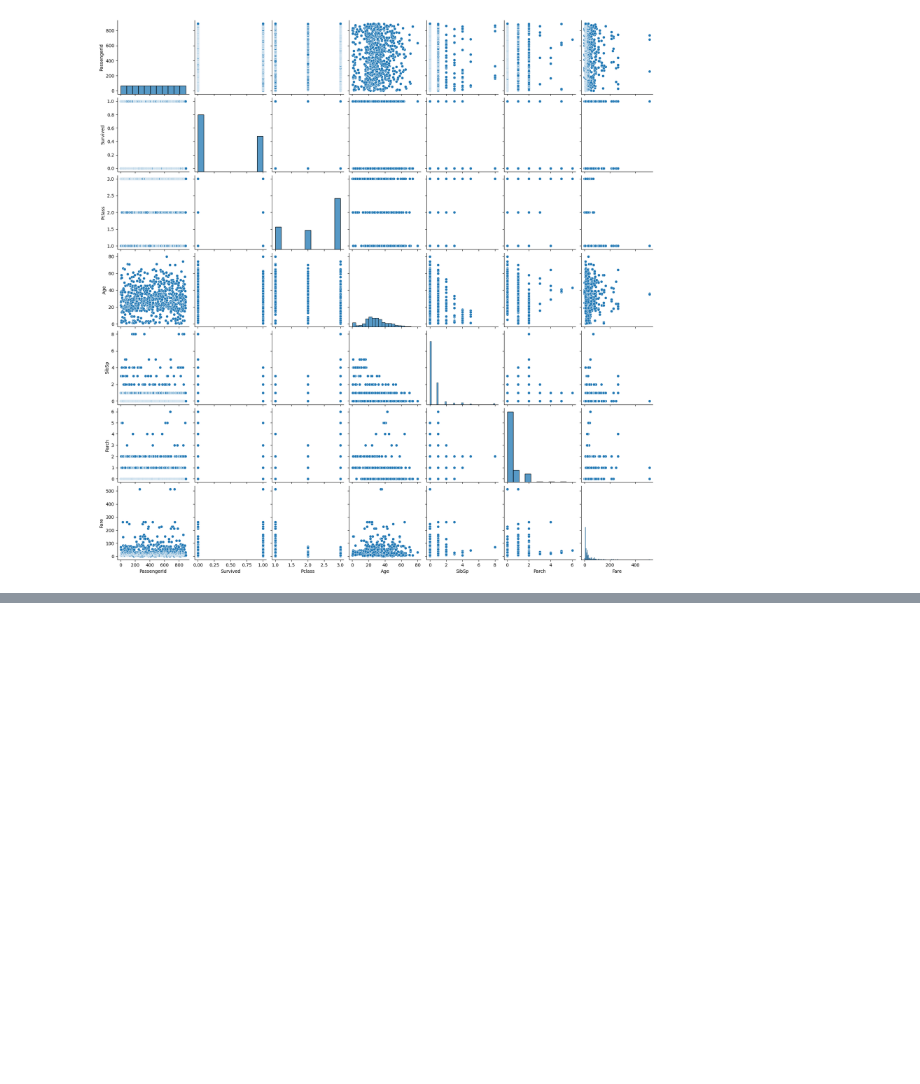
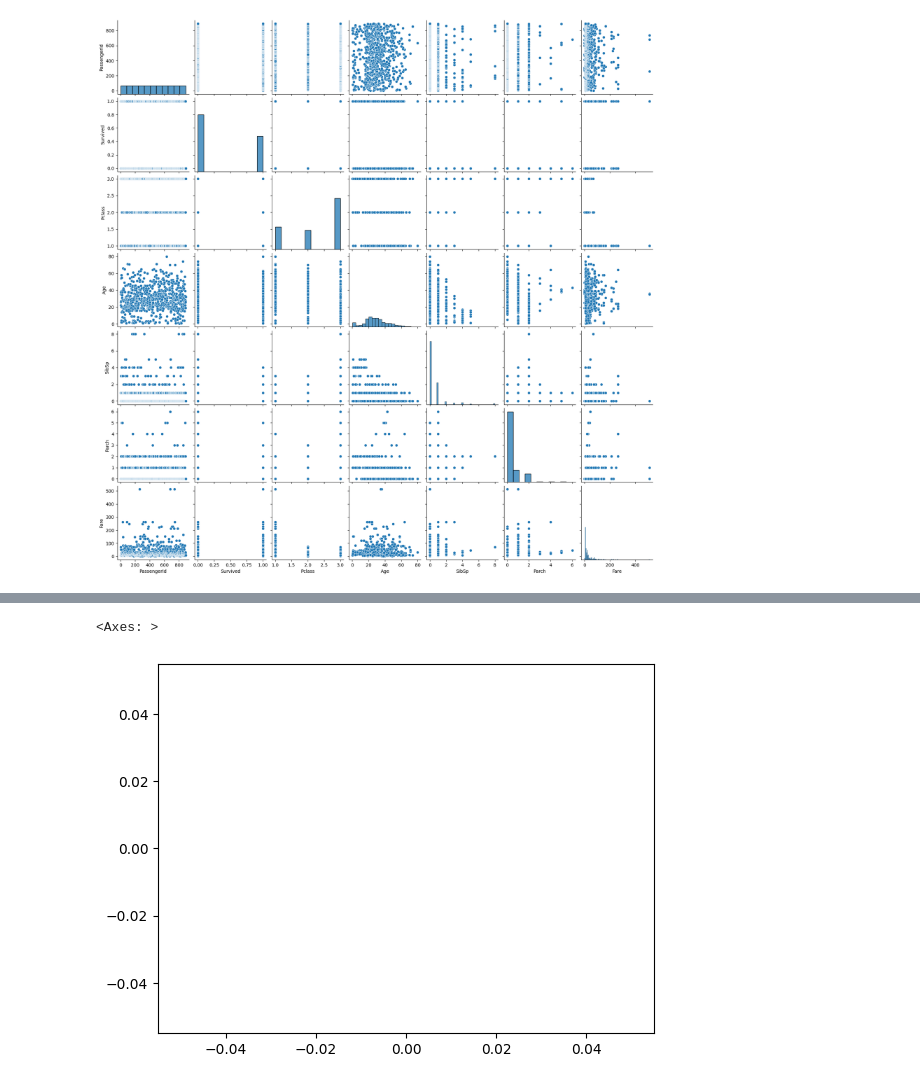
Before and after one commit to RoshanKrO7/6sem, a Jupyter notebook: DAV_Lab7.ipynb, the cells around one changed output, grey strips where cells are left out. Saved outputs shown, nothing was run; the diff lists cells and outputs as text; code cells hidden in the pictures; blank space fills up the shorter version.

```diff
--- a/DAV_Lab7.ipynb
+++ b/DAV_Lab7.ipynb
@@ -212,0 +238,5 @@ sns.pairplot(df)
+# %%
+sns.histplot(df2[df2['India GDP - Historical Data']==1]['India GDP - Historical Data.1'])
+# %% [output]
+<Axes: >
+[figure, added]
```
Also changed, not shown: parts of 4 cells of this notebook.
